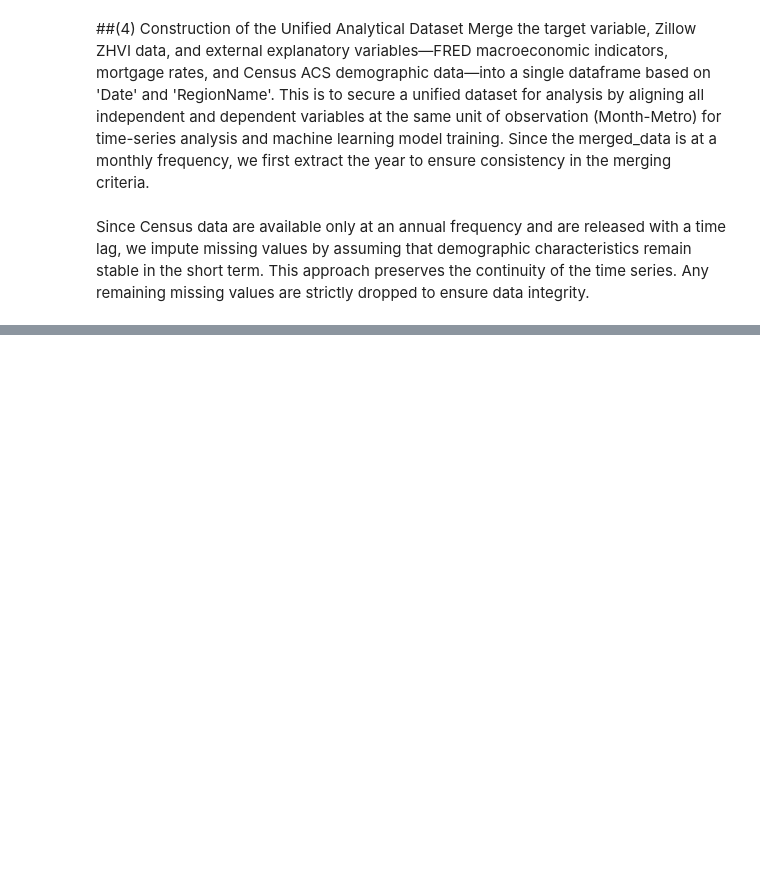
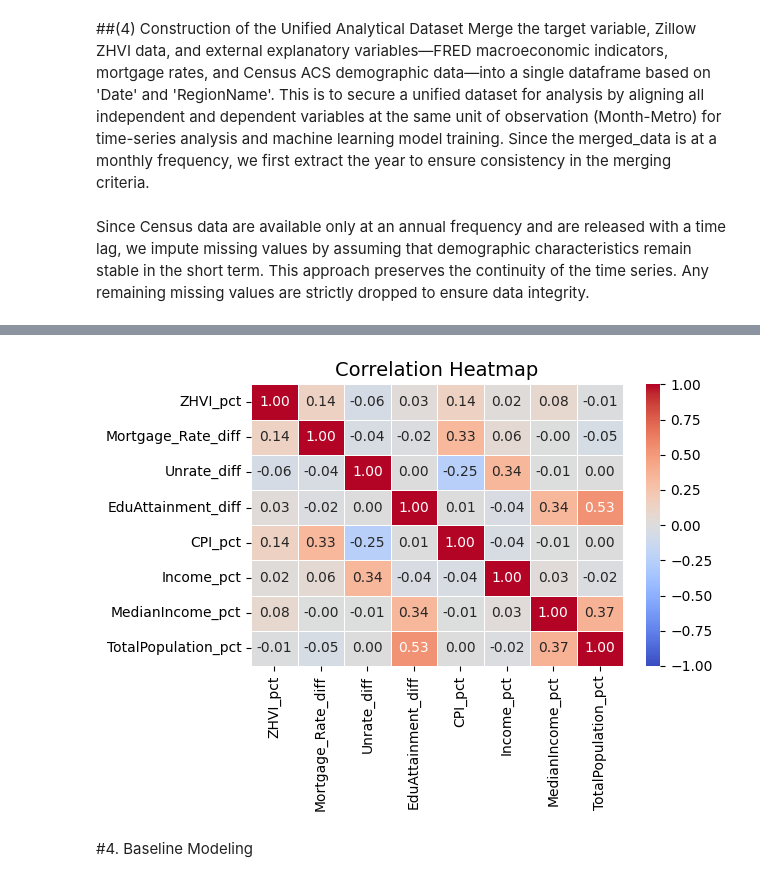
Before and after one commit to suhyeon523/Project3_ECON148, a Jupyter notebook: notebooks/Project3.ipynb, the cells around one changed output, grey strips where cells are left out. Saved outputs shown, nothing was run; the diff lists cells and outputs as text; code cells hidden in the pictures; blank space fills up the shorter version.

```diff
--- a/notebooks/Project3.ipynb
+++ b/notebooks/Project3.ipynb
@@ -209,0 +206,10 @@ final_dataset.head()
+# %%
+final_dataset = final_dataset.sort_values(by=['RegionName', 'Date'])
+level_cols = ['ZHVI', 'CPI', 'Income', 'MedianIncome', 'TotalPopulation']
+for col in level_cols:
+    final_dataset[f'{col}_pct'] = final_dataset.groupby('RegionName')[col].pct_change() * 100
+rate_cols = ['Unrate', 'Mortgage_Rate', 'EduAttainment']
+for col in rate_cols:
+    final_dataset[f'{col}_diff'] = final_dataset.groupby('RegionName')[col].diff()
+final_df= final_dataset.dropna().reset_index(drop=True).copy()
+final_df.head()
@@ -209,0 +227,13 @@ final_dataset.head()
+# %%
+target_cols = ['ZHVI_pct','Mortgage_Rate_diff','Unrate_diff','EduAttainment_diff',
+               'CPI_pct','Income_pct','MedianIncome_pct','TotalPopulation_pct']
+numeric_data = final_df[target_cols]
+corr_matrix = numeric_data.corr()
+sns.heatmap(corr_matrix, annot=True, cmap='coolwarm', fmt='.2f', linewidths=0.5, vmin=-1, vmax=1)
+plt.title('Correlation Heatmap', fontsize=14)
+plt.tight_layout()
+plt.show()
+# %% [output]
+[figure, added]
+# %% [markdown]
+#4. Baseline Modeling
```
Also changed, not shown: parts of 6 cells of this notebook.
